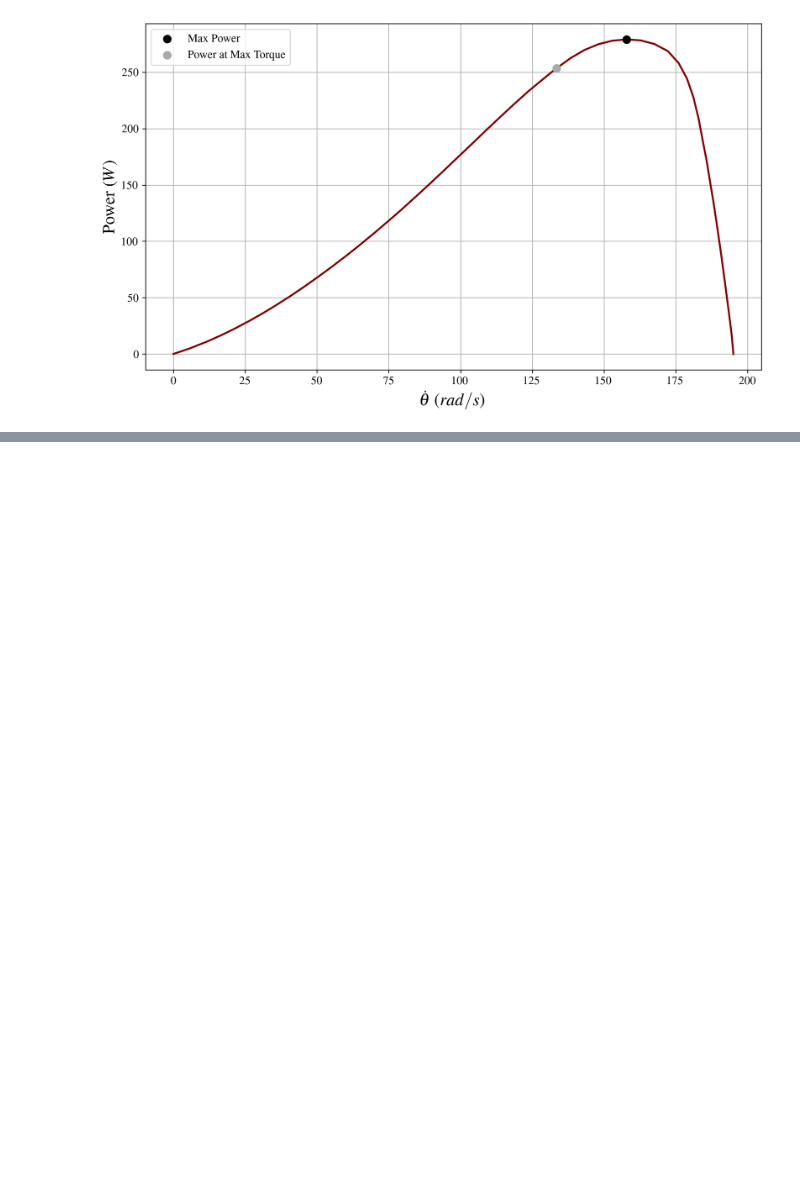
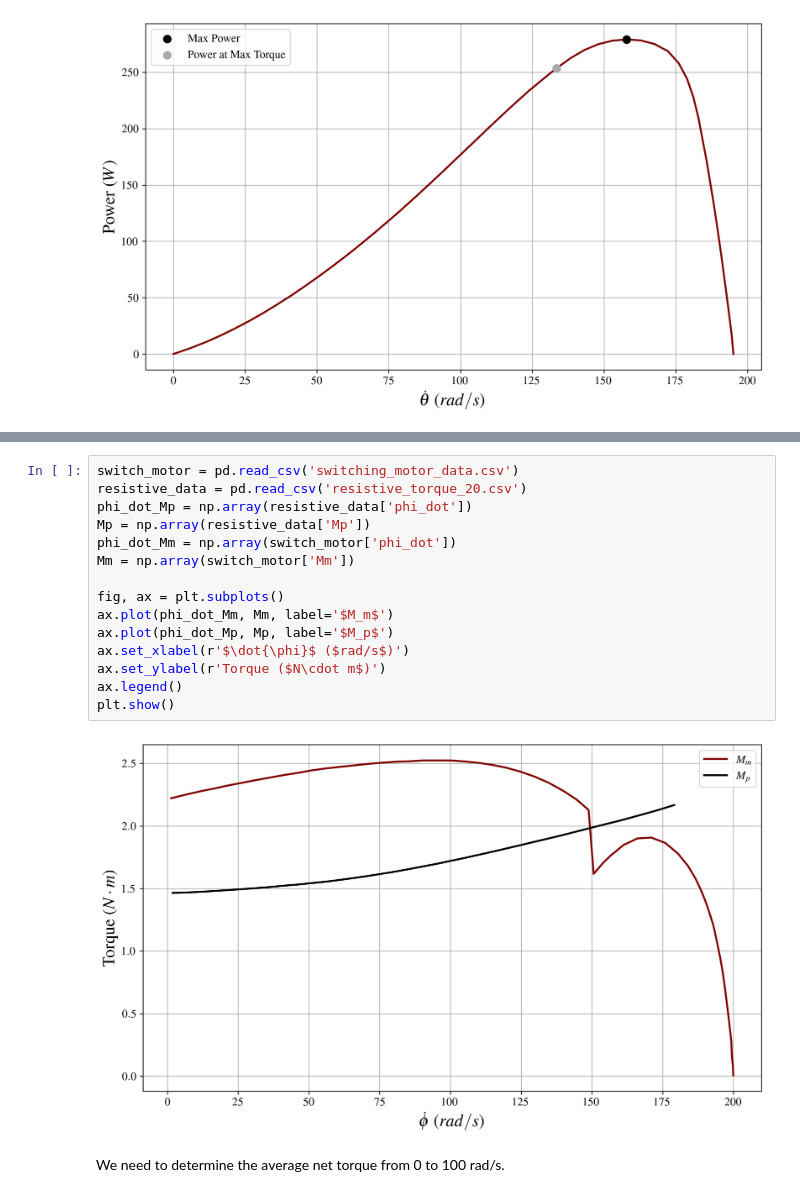
Before and after one commit to gabemorris12/dynamical_systems, a Jupyter notebook: Homework 1/Dynamical Systems Homework 1.ipynb, the cells around one changed output, grey strips where cells are left out. Cells and saved outputs as stored; diff of their text form; blank space fills up the shorter version.

```diff
--- a/Homework 1/Dynamical Systems Homework 1.ipynb
+++ b/Homework 1/Dynamical Systems Homework 1.ipynb
@@ -328,0 +346,19 @@ plt.show()
+# %%
+switch_motor = pd.read_csv('switching_motor_data.csv')
+resistive_data = pd.read_csv('resistive_torque_20.csv')
+phi_dot_Mp = np.array(resistive_data['phi_dot'])
+Mp = np.array(resistive_data['Mp'])
+phi_dot_Mm = np.array(switch_motor['phi_dot'])
+Mm = np.array(switch_motor['Mm'])
+
+fig, ax = plt.subplots()
+ax.plot(phi_dot_Mm, Mm, label='$M_m$')
+ax.plot(phi_dot_Mp, Mp, label='$M_p$')
+ax.set_xlabel(r'$\dot{\phi}$ ($rad/s$)')
+ax.set_ylabel(r'Torque ($N\cdot m$)')
+ax.legend()
+plt.show()
+# %% [output]
+[figure, added]
+# %% [markdown]
+We need to determine the average net torque from 0 to 100 rad/s.
```
Also changed, not shown: parts of 25 cells of this notebook, 6 other files.
